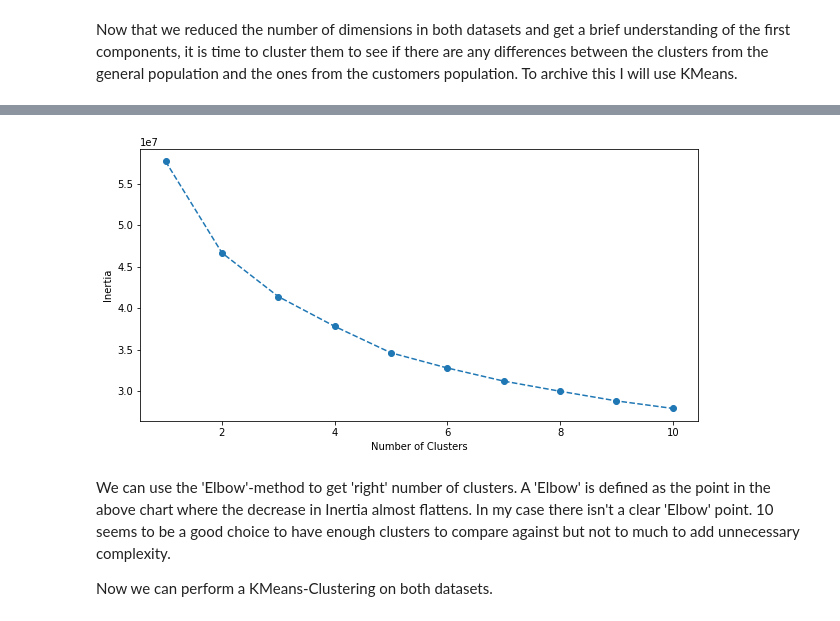
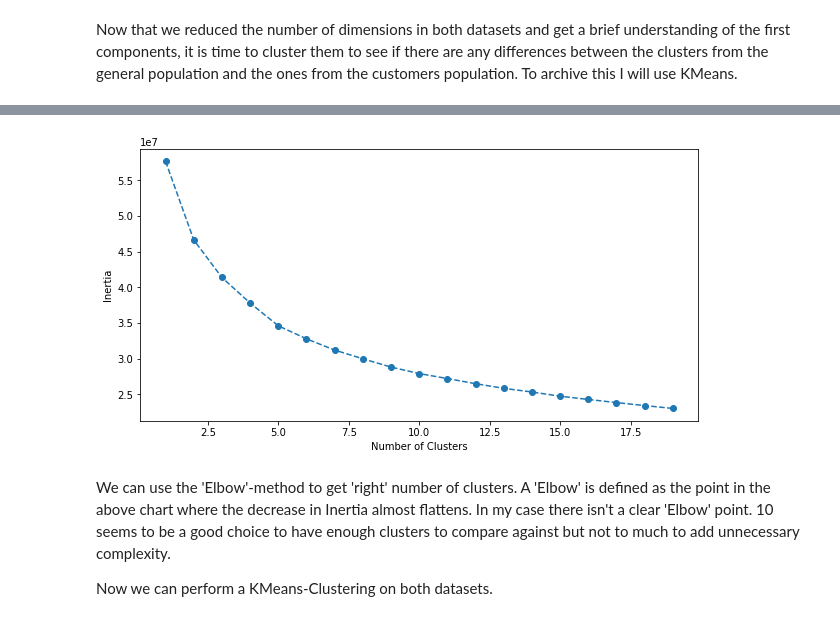
Before and after one commit to MarkusMueller-DS/Data-Scientist-Udacity-Nanodegree, a Jupyter notebook: Capstone Project/Arvato Project Workbook.ipynb, the cells around one changed output, grey strips where cells are left out. Drawn from its saved outputs; the diff is of its cells as text; code cells hidden in the pictures.

```diff
--- a/Capstone Project/Arvato Project Workbook.ipynb
+++ b/Capstone Project/Arvato Project Workbook.ipynb
@@ -894,7 +913,7 @@ array([[ 0.88698503,  5.94434172,  2.10749447, ..., -1.7276972 ,
 # %%
 # from previous ierations I now the trend of the line, to save time I will only plot to 10
 kmeans_score=[]
-for k in np.arange(1, 11, 1):
+for k in np.arange(1, 20, 1):
     print(k)
     kmean = KMeans(n_clusters=k)
     model = kmean.fit(population_pca)
@@ -913,12 +941,12 @@ for k in np.arange(1, 11, 1):
 # %%
 fig = plt.figure(figsize=(10,5))
 ax = plt.subplot()
-ax.plot(np.arange(1, 11, 1), kmeans_score, linestyle='--', marker='o')
+ax.plot(np.arange(1, 20, 1), kmeans_score, linestyle='--', marker='o')
 ax.set_ylabel('Inertia')
 ax.set_xlabel('Number of Clusters')
-# plt.savefig('number_of_clusters.png', dpi=200, bbox_inches='tight');
+plt.savefig('number_of_clusters.png', dpi=200, bbox_inches='tight');
 # %% [output]
-[figure, old version]
+[figure, new version]
 # %% [markdown]
 We can use the 'Elbow'-method to get 'right' number of clusters. A 'Elbow' is defined as the point in the above chart where the decrease in Inertia almost flattens. In my case there isn't a clear 'Elbow' point. 10 seems to be a good choice to have enough clusters to compare against but not to much to add unnecessary complexity.
 
```
Also changed, not shown: parts of 34 cells of this notebook, 1 other file.
